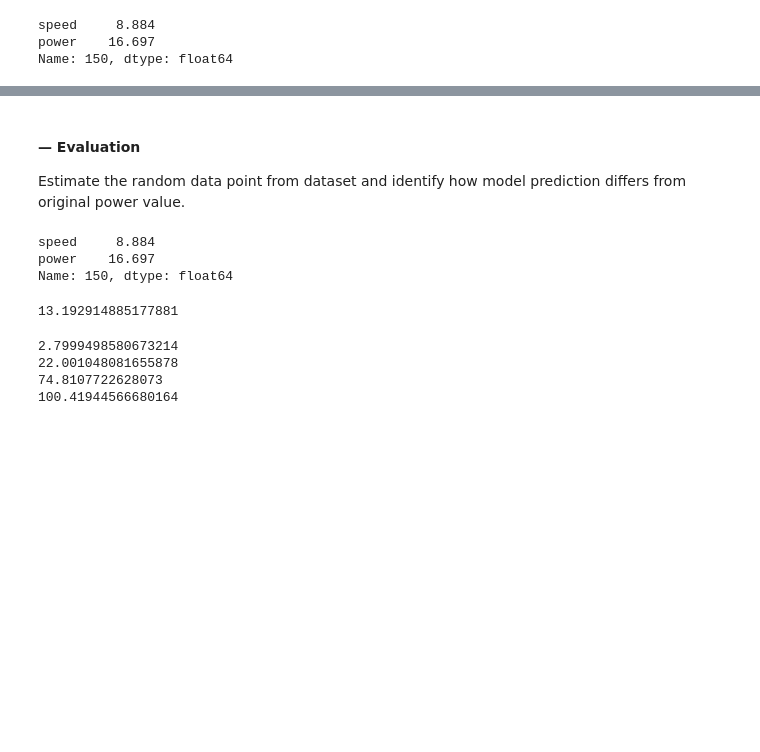
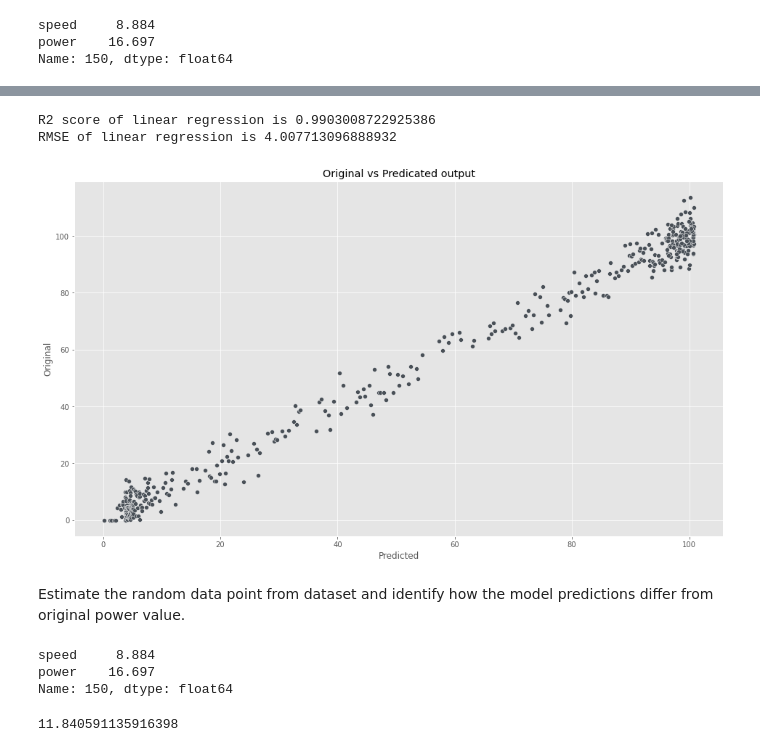
Before and after one commit to mizydorek/Machine-Learning-Project-2020, a Jupyter notebook: project.ipynb, the cells around one changed output, grey strips where cells are left out. Drawn from its saved outputs; the diff is of its cells as text; code cells hidden in the pictures; blank space fills up the shorter version.

```diff
--- a/project.ipynb
+++ b/project.ipynb
@@ -289,7 +403,25 @@ plt.ylabel('Power Output');
+# %%
+# Import r2_score module from sklearn metrics.
+from sklearn.metrics import r2_score
+
+# Calculate the R-squared value.
+r2 = r2_score(power, poly(speed))
+
+# Calculate Root Mean Squared Error.
+rmse = np.sqrt(mean_squared_error(power, poly(speed)))
+
+print('''R2 score of linear regression is {}
+RMSE of linear regression is {}'''.format(r2, rmse))
+# %% [output]
+R2 score of linear regression is 0.9903008722925386
+RMSE of linear regression is 4.007713096888932
+# %%
+# Plot original versus predicted data.
+sns.scatterplot(poly(speed), power).set(title='Original vs Predicated output', xlabel="Predicted", ylabel="Original");
+# %% [output]
+[figure, added]
 # %% [markdown]
-#### — Evaluation
-
-Estimate the random data point from dataset and identify how model prediction differs from original power value.
+Estimate the random data point from dataset and identify how the model predictions differ from original power value.
 # %%
 # Random data point of dataset.
 df.iloc[150]
@@ -304,14 +437,4 @@ def pr(x, *coeff):
 # %%
-pr(8.884, a, b, c, d, e, g)
+pr(8.884, coeff)
 # %% [output]
-13.192914885177881
+11.840591135916398
-# %%
-print(coeff(5))
-print(coeff(10))
-print(coeff(15))
-print(coeff(20))
-# %% [output]
-2.7999498580673214
-22.001048081655878
-74.8107722628073
-100.41944566680164
```
Also changed, not shown: parts of 46 cells of this notebook.
